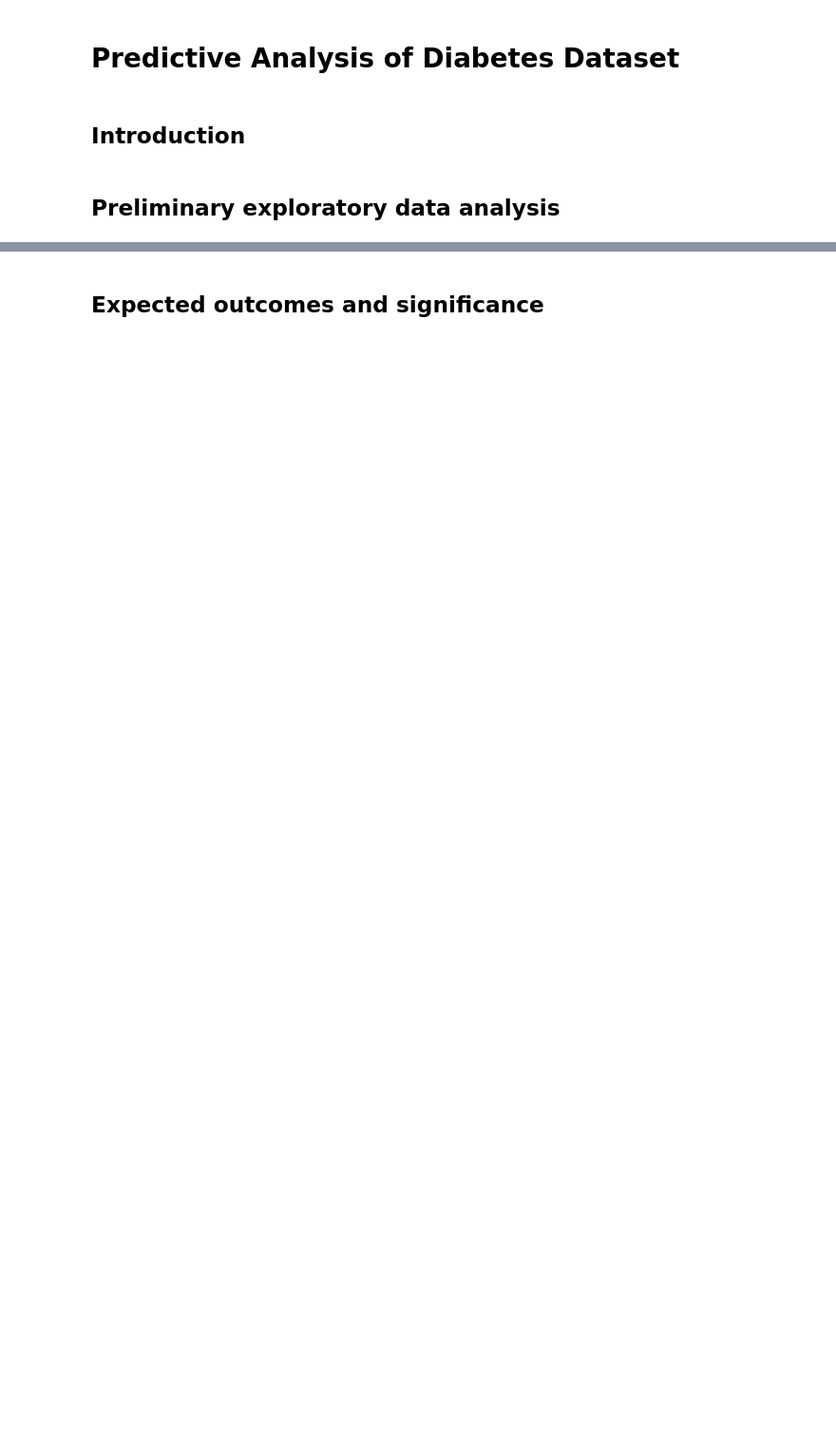
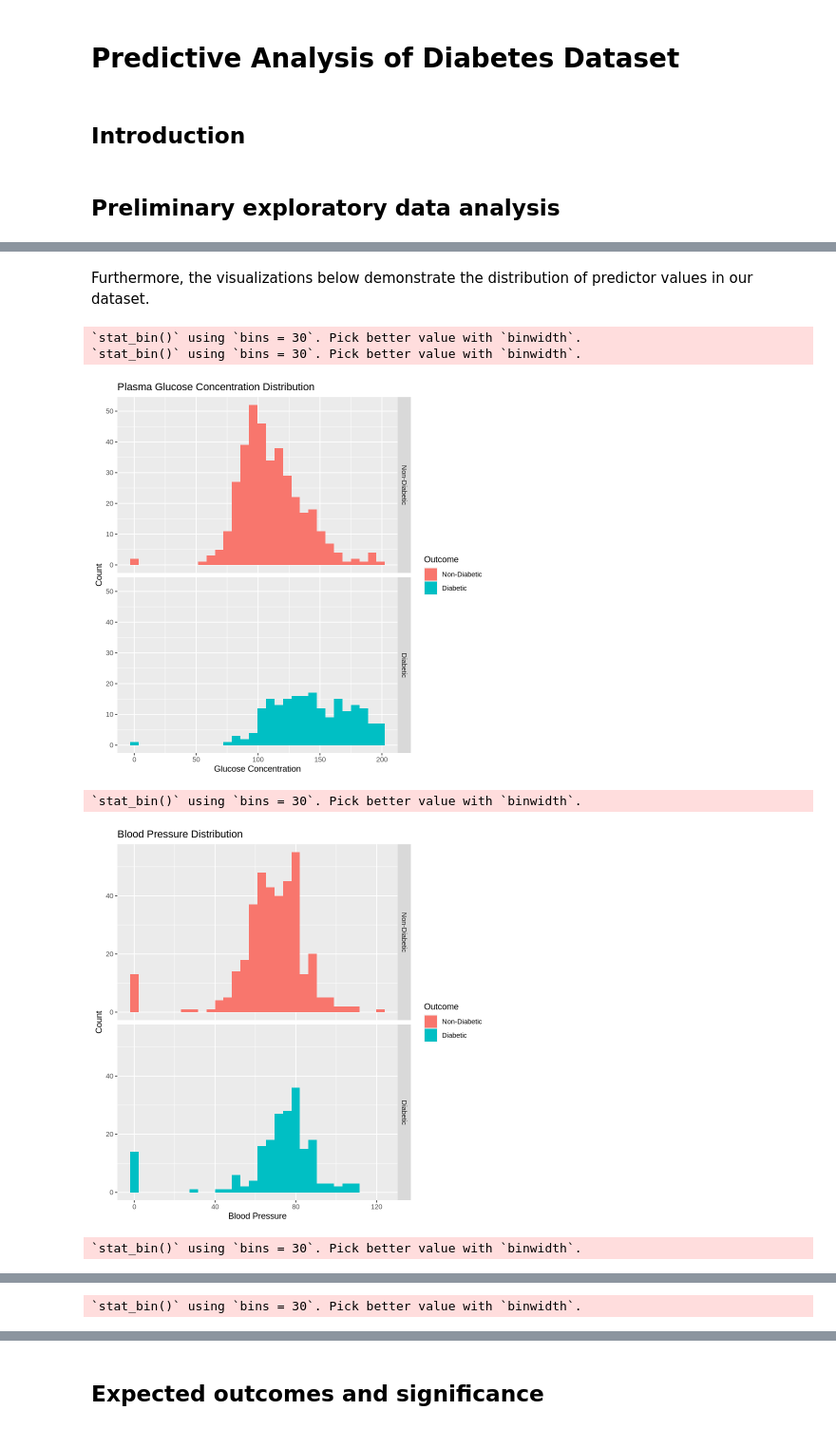
Before and after one commit to ktran003/dsci_100_project, a Jupyter notebook: project_proposal.ipynb, the cells around one changed output, grey strips where cells are left out. Shown at 95% size. Drawn from its saved outputs; the diff is of its cells as text; code cells hidden in the pictures; blank space fills up the shorter version.

```diff
--- a/project_proposal.ipynb
+++ b/project_proposal.ipynb
@@ -77,0 +77,42 @@ A tibble: 2 × 11
+# %% [markdown]
+Furthermore, the visualizations below demonstrate the distribution of predictor values in our dataset.
+# %%
+# Histograms for numerical predictors against the outcome
+numerical_predictors <- c("Pregnancies", "Glucose", "BloodPressure", "SkinThickness", "Insulin", "BMI", "DiabetesPedigreeFunction", "Age")
+
+# Glucose
+glucose_distribution <- ggplot(diabetes_train, aes(x = Glucose, fill = as_factor(Outcome))) + geom_histogram() +
+                            facet_grid(rows = vars(Outcome)) + labs(x = "Glucose Concentration", y = "Count", fill = "Outcome") +
+                            ggtitle("Plasma Glucose Concentration Distribution")
+glucose_distribution
+
+# Blood Pressure
+bp_distribution <- ggplot(diabetes_train, aes(x = BloodPressure, fill = as_factor(Outcome))) + geom_histogram() +
+                            facet_grid(rows = vars(Outcome)) + labs(x = "Blood Pressure", y = "Count", fill = "Outcome") +
+                            ggtitle("Blood Pressure Distribution")
+bp_distribution
+
+#Body Mass Index
+bmi_distribution <- ggplot(diabetes_train, aes(x = BMI, fill = as_factor(Outcome))) + geom_histogram() +
+                            facet_grid(rows = vars(Outcome)) + labs(x = "Body Mass Index", y = "Count", fill = "Outcome") +
+                            ggtitle("BMI Distribution")
+bmi_distribution
+
+# Diabetes Pedigree Function
+dpf_distribution <- ggplot(diabetes_train, aes(x = DiabetesPedigreeFunction, fill = as_factor(Outcome))) + geom_histogram() +
+                            facet_grid(rows = vars(Outcome)) + labs(x = "Diabetes Pedigree Function", y = "Count", fill = "Outcome") +
+                            ggtitle("Diabetes Pedigree Function Distribution")
+dpf_distribution
+
+# Age
+age_distribution <- ggplot(diabetes_train, aes(x = BMI, fill = as_factor(Outcome))) + geom_histogram() +
+                            facet_grid(rows = vars(Outcome)) + labs(x = "Age", y = "Count", fill = "Outcome") +
+                            ggtitle("Age Distribution")
+age_distribution
+# %% [output]
+`stat_bin()` using `bins = 30`. Pick better value with `binwidth`.
+`stat_bin()` using `bins = 30`. Pick better value with `binwidth`.
+[figure, added]
+`stat_bin()` using `bins = 30`. Pick better value with `binwidth`.
+[figure, added]
+`stat_bin()` using `bins = 30`. Pick better value with `binwidth`.
@@ -77,0 +120 @@ A tibble: 2 × 11
+`stat_bin()` using `bins = 30`. Pick better value with `binwidth`.
```
Also changed, not shown: parts of 7 cells of this notebook.
